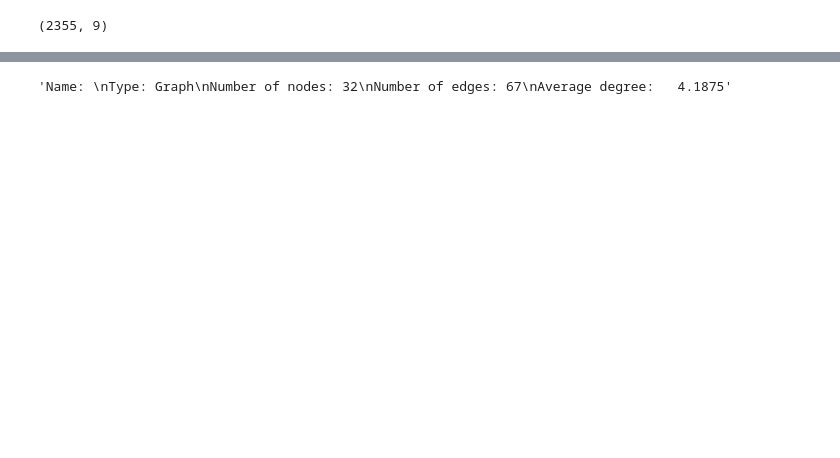
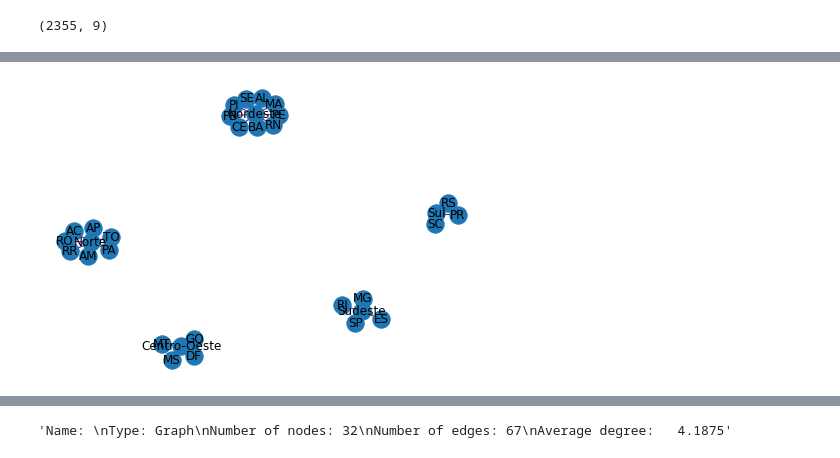
Before and after one commit to JohnnyUFT/RedesComplexas, a Jupyter notebook: Covid19.ipynb, the cells around one changed output, grey strips where cells are left out. Saved outputs shown, nothing was run; the diff lists cells and outputs as text; code cells hidden in the pictures; blank space fills up the shorter version.

```diff
--- a/Covid19.ipynb
+++ b/Covid19.ipynb
@@ -94,3 +102,9 @@ G.add_node('Sul', dim= 'regiao',
+# %%
+# desenha o grafo G:
+
+nx.draw(G, edge_color='purple', with_labels=True)
+# %% [output]
+[figure, added]
 # %%
 for node in G.nodes(data=True):
     print(node)
```
Also changed, not shown: parts of 34 cells of this notebook.
